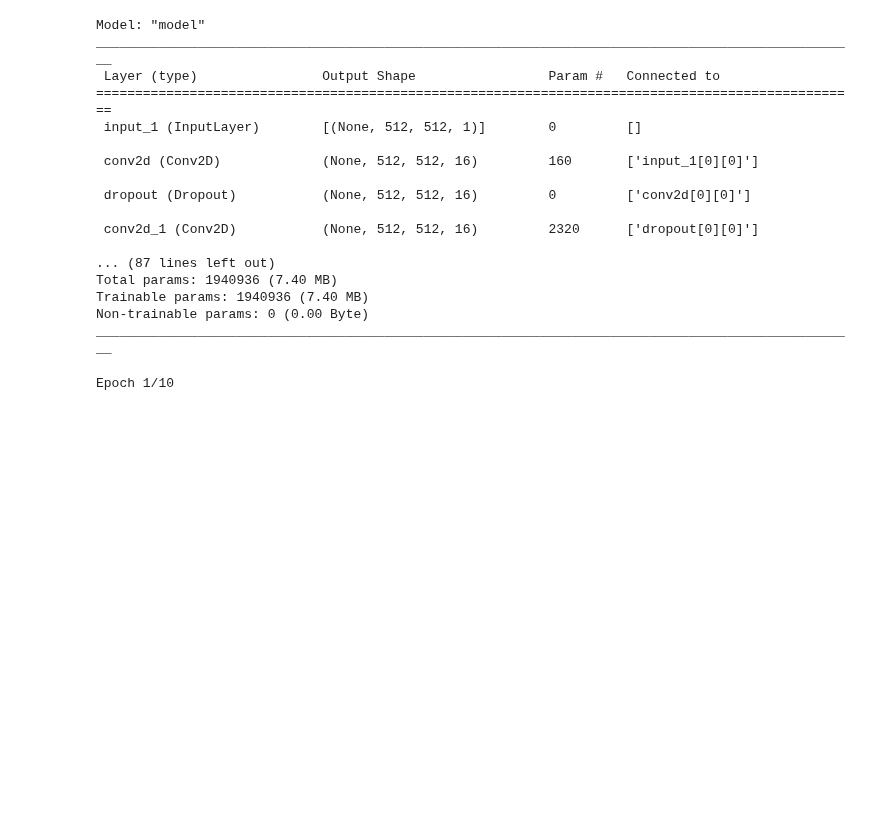
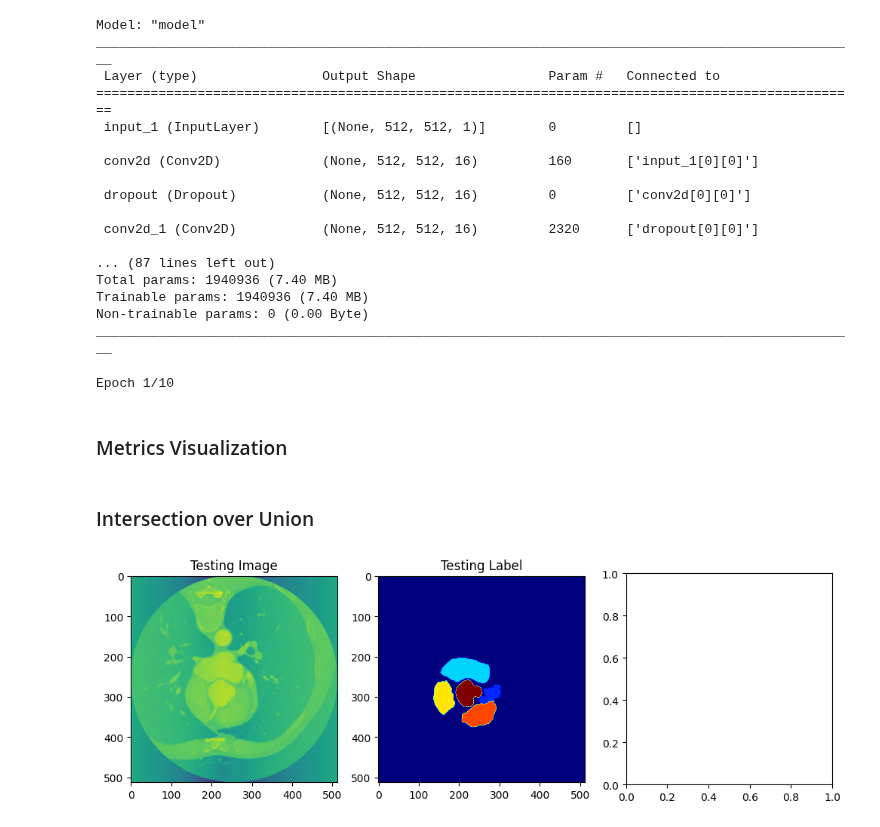
Before and after one commit to VISEF-ISEF-team/VasculAR, a Jupyter notebook: DeepLearning/model/multi_unet_segmentation.ipynb, the cells around one changed output. Cells and saved outputs as stored; diff of their text form; code cells hidden in the pictures; blank space fills up the shorter version.

Commit message:
prediction testing

```diff
--- a/DeepLearning/model/multi_unet_segmentation.ipynb
+++ b/DeepLearning/model/multi_unet_segmentation.ipynb
@@ -198,6 +198,8 @@ model.save('model/model_multi_v1.hdf5')
 # Evaluate the model
 _, acc = model.evaluate(X_test, y_test_cat)
 print("Accuracy is = ", (acc * 100.0), "%")
+# %% [markdown]
+### Metrics Visualization
 # %%
 # Visualize metrics
 loss = history.history['loss']
@@ -221,6 +223,8 @@ plt.xlabel('Epochs')
 plt.ylabel('Accuracy')
 plt.legend()
 plt.show()
+# %% [markdown]
+### Intersection over Union
 # %%
 model.load_weights('model/model_multi_v1.hdf5')
 
@@ -253,25 +257,27 @@ plt.imshow(train_masks[0], cmap='gray')
 # %%
 import random
 test_img_number = random.randint(0, len(X_test))
 test_img = X_test[test_img_number]
-ground_truth=y_test[test_img_number]
-test_img_norm=test_img[:,:,0][:,:,None]
-test_img_input=np.expand_dims(test_img_norm, 0)
-prediction = (model.predict(test_img_input))
-predicted_img=np.argmax(prediction, axis=3)[0,:,:]
+ground_truth = y_test[test_img_number]
+test_img_norm = test_img[:,:,0][:,:,None]
+test_img_input = np.expand_dims(test_img_norm, 0)
+# prediction = (model.predict(test_img_input))
+# predicted_img = np.argmax(prediction, axis=3)[0,:,:]
 
 
 plt.figure(figsize=(12, 8))
 plt.subplot(231)
 plt.title('Testing Image')
-plt.imshow(test_img[:,:,0], cmap='gray')
+plt.imshow(test_img[:,:,0])
 plt.subplot(232)
 plt.title('Testing Label')
 plt.imshow(ground_truth[:,:,0], cmap='jet')
 plt.subplot(233)
-plt.title('Prediction on test image')
-plt.imshow(predicted_img, cmap='jet')
+# plt.title('Prediction on test image')
+# plt.imshow(predicted_img, cmap='jet')
 plt.show()
+# %% [output]
+[figure, added]
 # %%
 # Apply a trained model on large image
 
```
Also changed, not shown: parts of 1 cell of this notebook.
